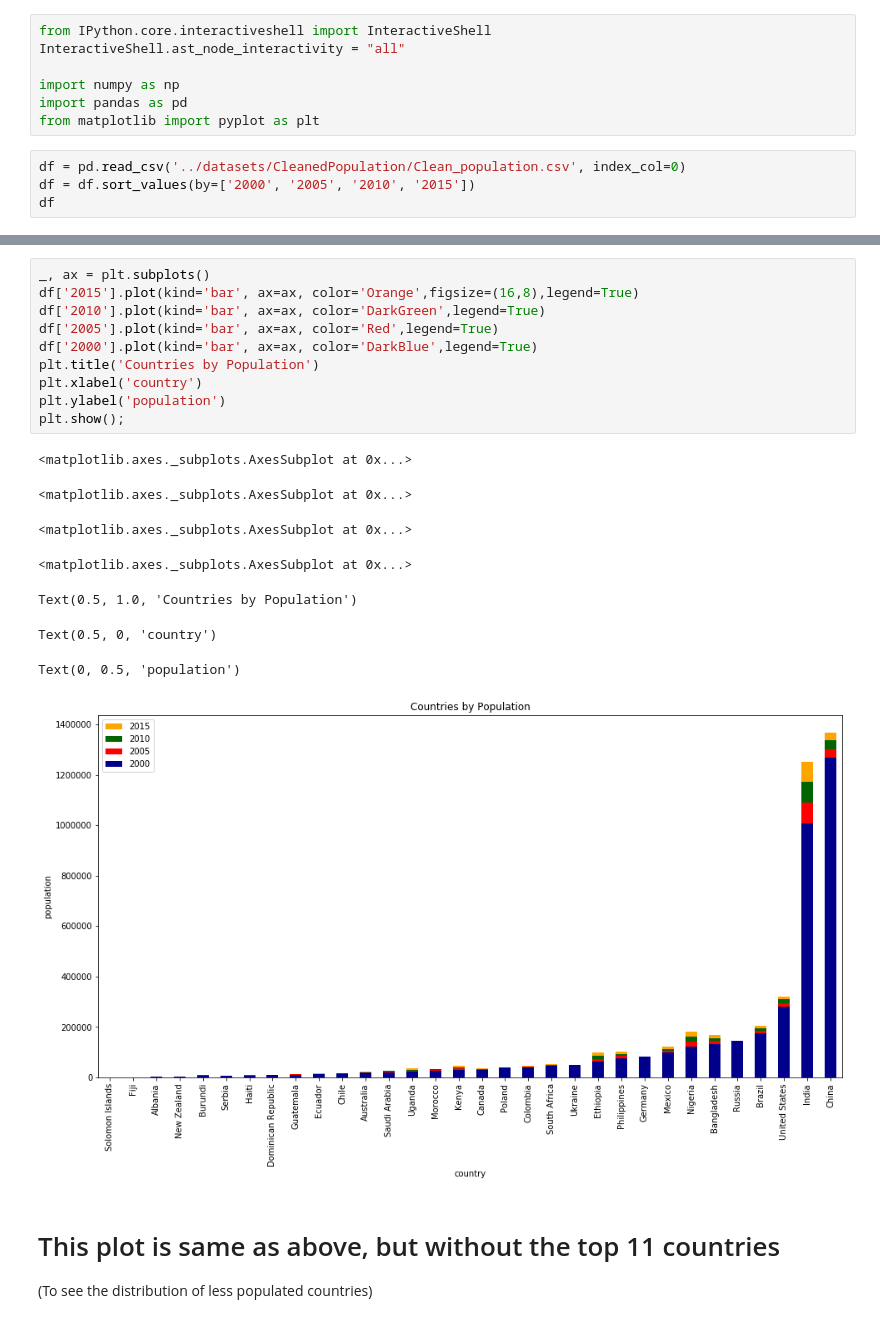
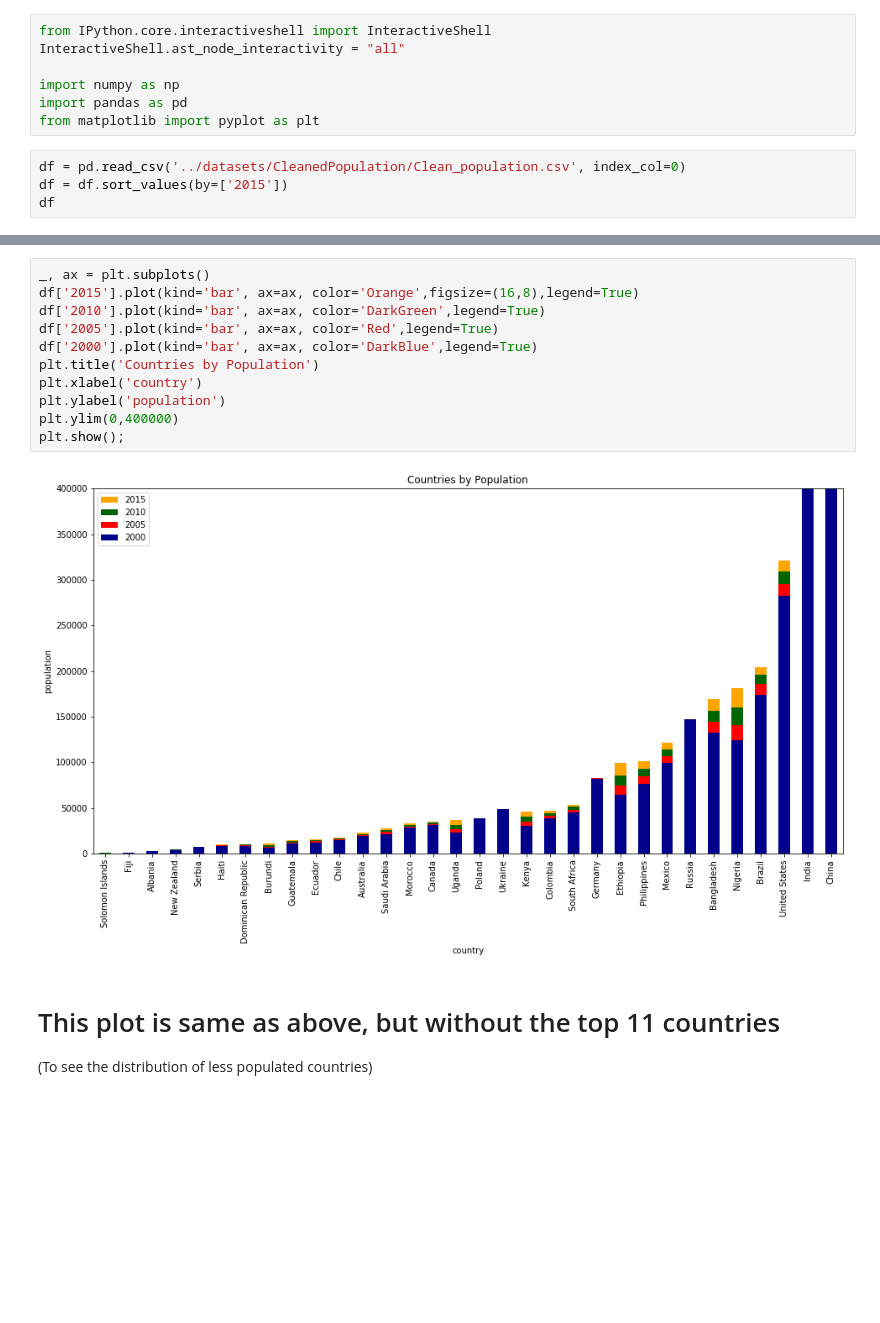
Before and after one commit to nairbdev2/Child_Mortality_Analysis_2000_2015, a Jupyter notebook: pnyb_files/CS418_ds_finalproject_Pop_Plot.ipynb, the cells around one changed output, grey strips where cells are left out. Saved outputs shown, nothing was run; the diff lists cells and outputs as text; blank space fills up the shorter version.

Commit message:
updated population plot

```diff
--- a/pnyb_files/CS418_ds_finalproject_Pop_Plot.ipynb
+++ b/pnyb_files/CS418_ds_finalproject_Pop_Plot.ipynb
@@ -10,7 +10,7 @@ import pandas as pd
 from matplotlib import pyplot as plt
 # %%
 df = pd.read_csv('../datasets/CleanedPopulation/Clean_population.csv', index_col=0)
-df = df.sort_values(by=['2000', '2005', '2010', '2015'])
+df = df.sort_values(by=['2015'])
 df
 # %% [output]
 |  | 2000 | 2005 | 2010 | 2015 |
@@ -34,22 +34,16 @@ df
 # %%
 _, ax = plt.subplots()
 df['2015'].plot(kind='bar', ax=ax, color='Orange',figsize=(16,8),legend=True)
 df['2010'].plot(kind='bar', ax=ax, color='DarkGreen',legend=True)
 df['2005'].plot(kind='bar', ax=ax, color='Red',legend=True)
 df['2000'].plot(kind='bar', ax=ax, color='DarkBlue',legend=True)
 plt.title('Countries by Population')
 plt.xlabel('country')
 plt.ylabel('population')
+plt.ylim(0,400000)
 plt.show();
 # %% [output]
-<matplotlib.axes._subplots.AxesSubplot at 0x...>
-<matplotlib.axes._subplots.AxesSubplot at 0x...>
-<matplotlib.axes._subplots.AxesSubplot at 0x...>
-<matplotlib.axes._subplots.AxesSubplot at 0x...>
-Text(0.5, 1.0, 'Countries by Population')
-Text(0.5, 0, 'country')
-Text(0, 0.5, 'population')
-[figure, old version]
+[figure, new version]
 # %% [markdown]
 # This plot is same as above, but without the top 11 countries
 (To see the distribution of less populated countries)
```
Also changed, not shown: parts of 3 cells of this notebook.
